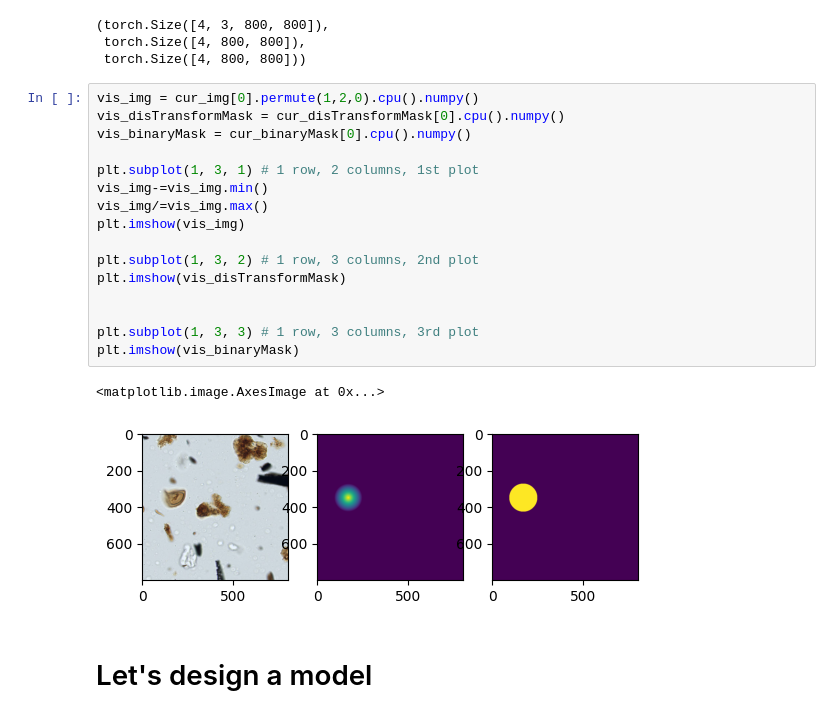
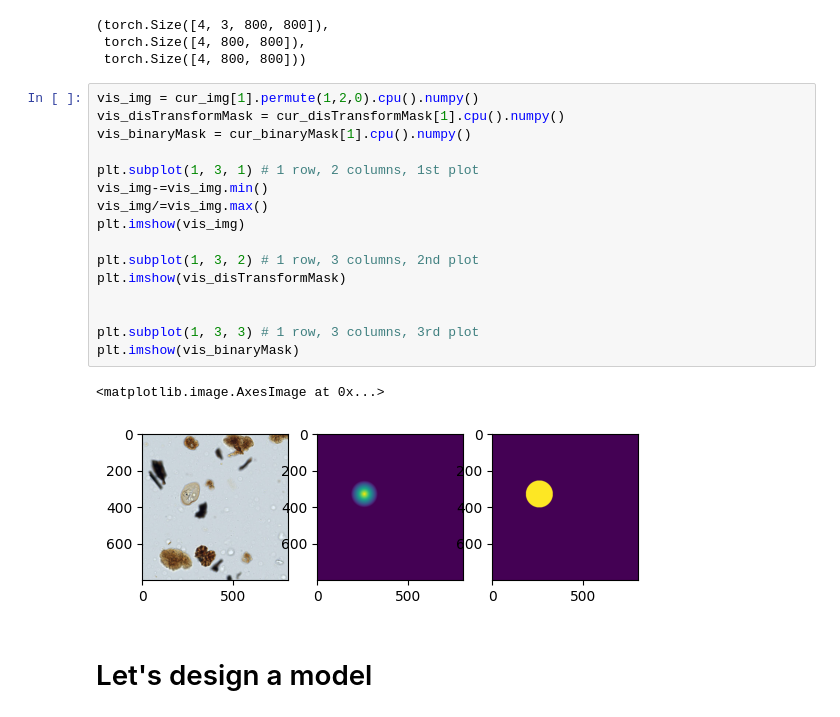
Before and after one commit to aimerykong/MPC2026-tutorial, a Jupyter notebook: code007_pollen_detection_model_design.ipynb, the cells around one changed output. Drawn from its saved outputs; the diff is of its cells as text.

```diff
--- a/code007_pollen_detection_model_design.ipynb
+++ b/code007_pollen_detection_model_design.ipynb
@@ -425,24 +425,24 @@ cur_img.shape, cur_disTransformMask.shape, cur_binaryMask.shape
  torch.Size([4, 800, 800]),
  torch.Size([4, 800, 800]))
 # %%
-vis_img = cur_img[0].permute(1,2,0).cpu().numpy()
-vis_disTransformMask = cur_disTransformMask[0].cpu().numpy()
-vis_binaryMask = cur_binaryMask[0].cpu().numpy()
+vis_img = cur_img[1].permute(1,2,0).cpu().numpy()
+vis_disTransformMask = cur_disTransformMask[1].cpu().numpy()
+vis_binaryMask = cur_binaryMask[1].cpu().numpy()
 
 plt.subplot(1, 3, 1) # 1 row, 2 columns, 1st plot
 vis_img-=vis_img.min()
 vis_img/=vis_img.max()
 plt.imshow(vis_img)
 
 plt.subplot(1, 3, 2) # 1 row, 3 columns, 2nd plot
 plt.imshow(vis_disTransformMask)
 
 
 plt.subplot(1, 3, 3) # 1 row, 3 columns, 3rd plot
 plt.imshow(vis_binaryMask)
 # %% [output]
 <matplotlib.image.AxesImage at 0x...>
-[figure, old version]
+[figure, new version]
 # %% [markdown]
 # Let's design a model
 # %%
```
Also changed, not shown: parts of 1 cell of this notebook.
